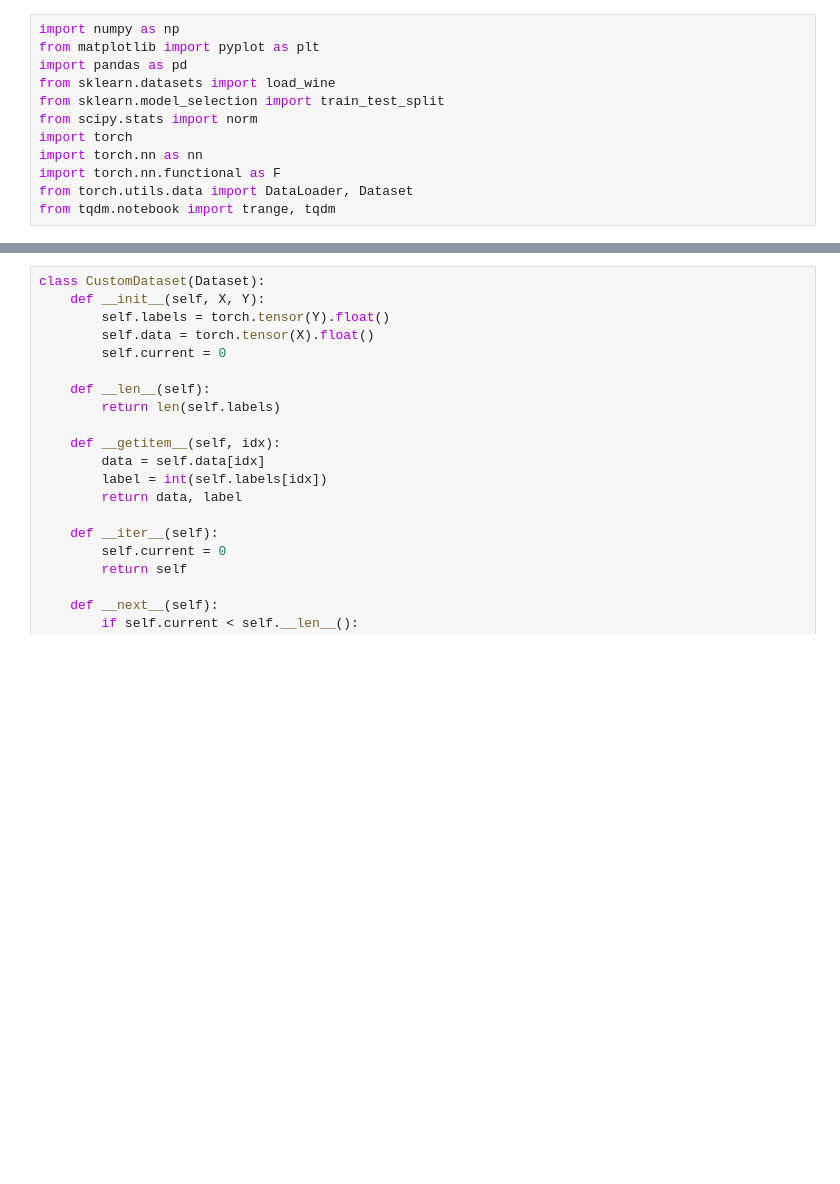
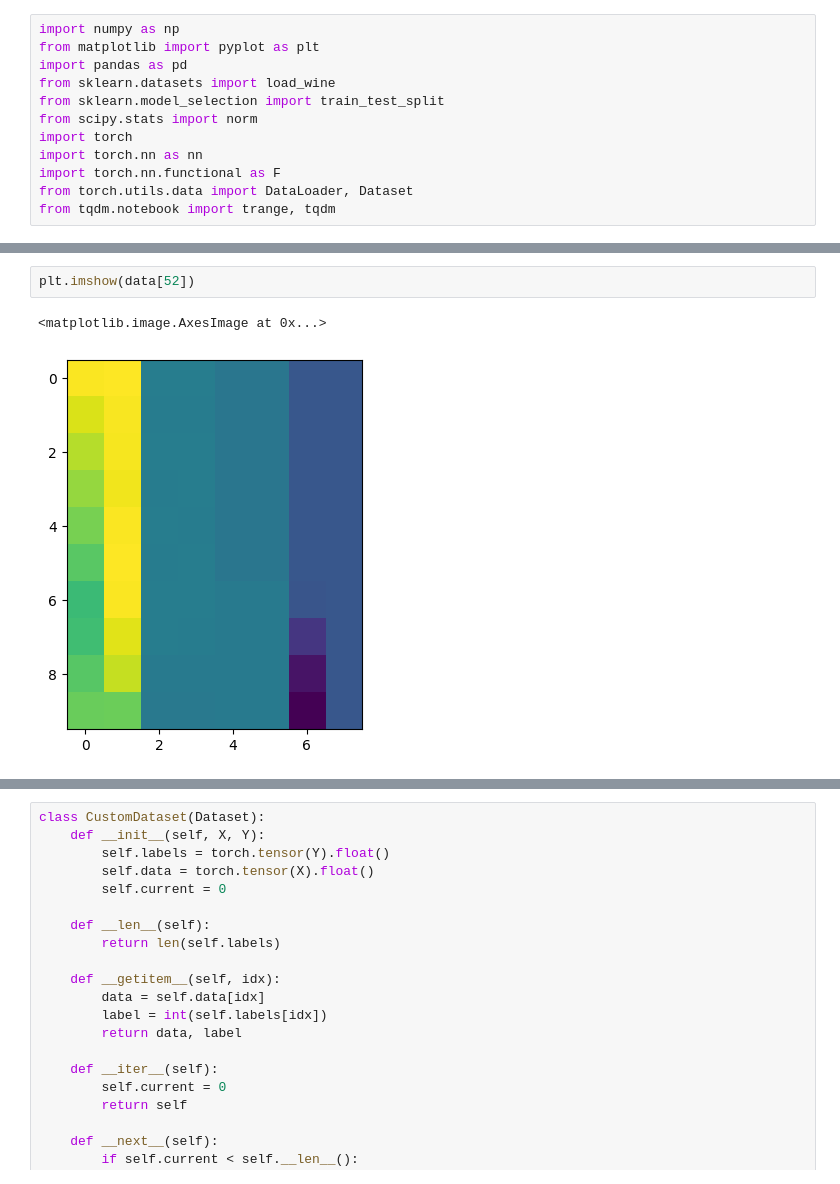
Before and after one commit to amacomm/InelSystem, a Jupyter notebook: Lab2/main.ipynb, the cells around one changed output, grey strips where cells are left out. Saved outputs shown, nothing was run; the diff lists cells and outputs as text; blank space fills up the shorter version.

```diff
--- a/Lab2/main.ipynb
+++ b/Lab2/main.ipynb
@@ -15,0 +32,5 @@ X_train, X_val, y_train, y_val = train_test_split(wine.drop(columns = "target"),
+# %%
+plt.imshow(data[52])
+# %% [output]
+<matplotlib.image.AxesImage at 0x...>
+[figure, added]
```
Also changed, not shown: parts of 14 cells of this notebook.
